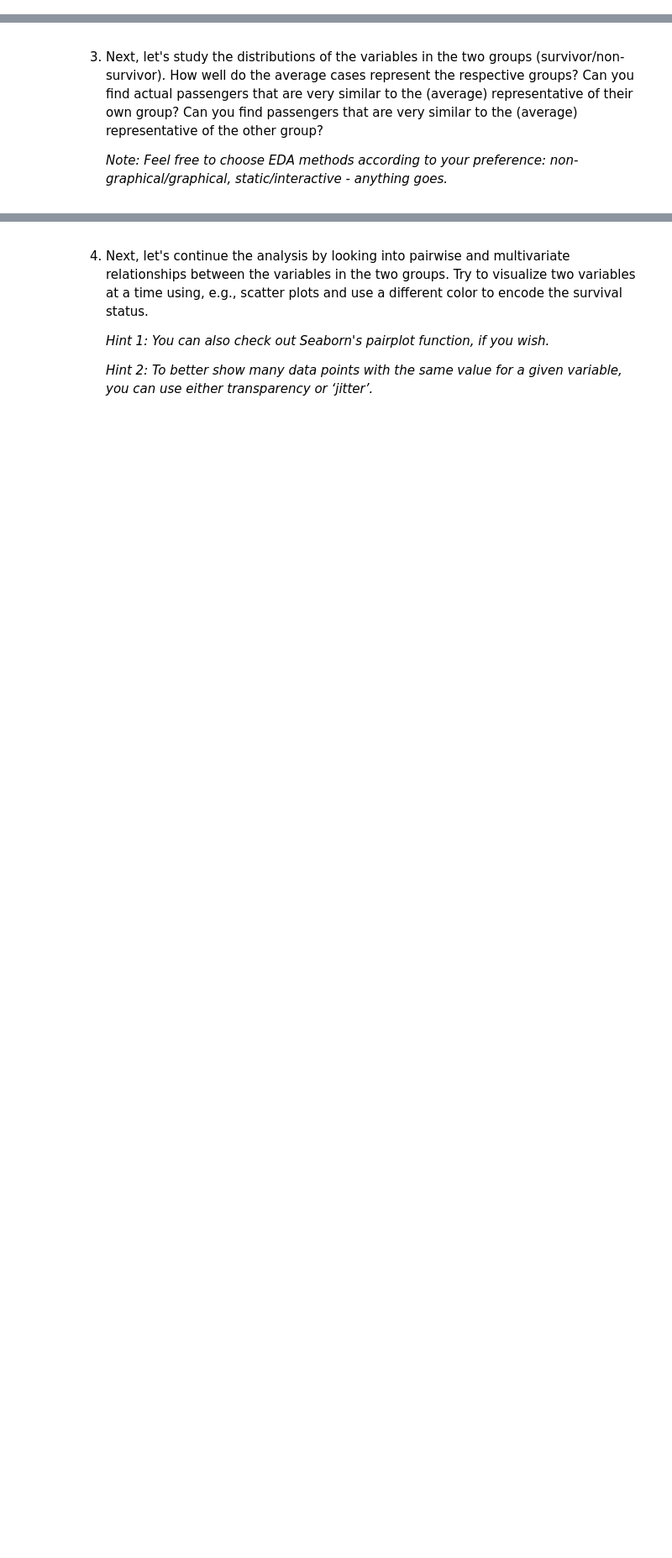
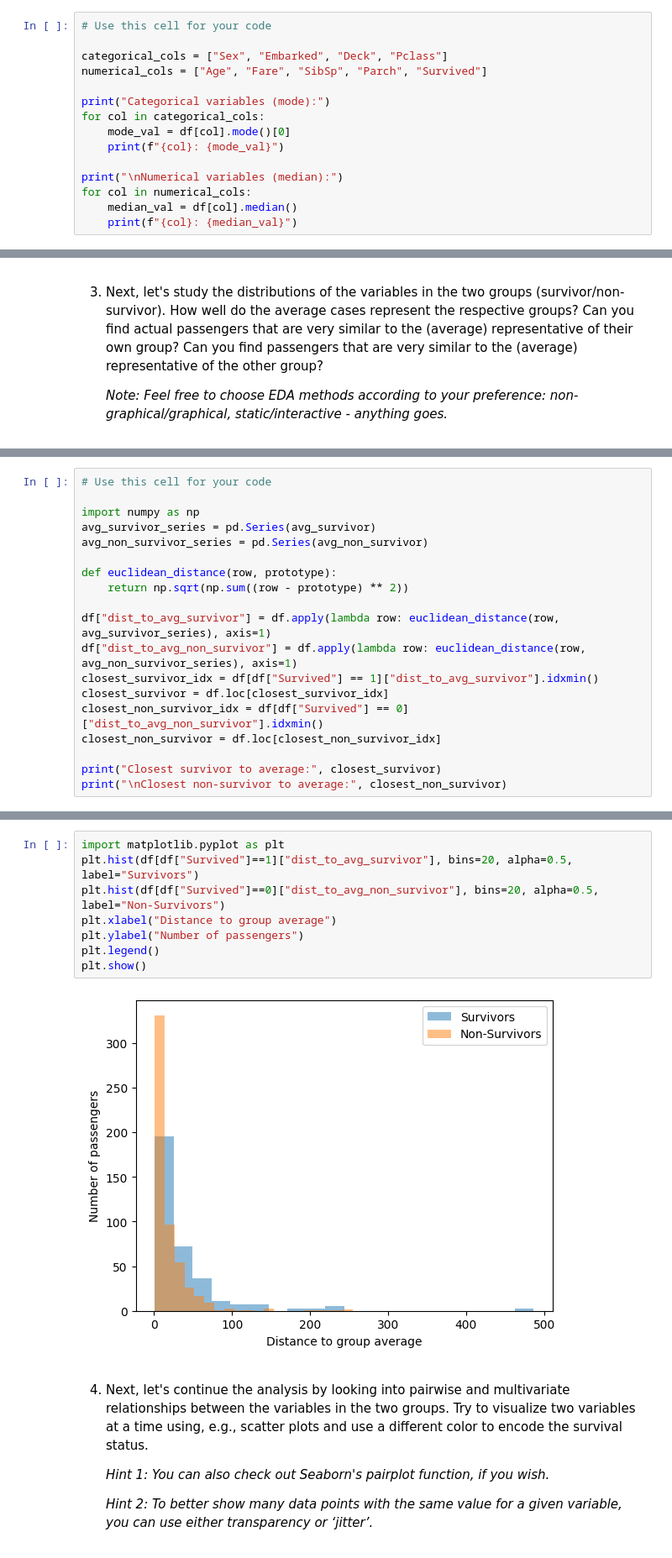
Before and after one commit to leeleisya/Exploratory_data_analysis_and_visualization, a Jupyter notebook: Explonatory_data_analysis_and_visualization.ipynb, the cells around one changed output, grey strips where cells are left out. Shown at 84% size. Cells and saved outputs as stored; diff of their text form; blank space fills up the shorter version.

```diff
--- a/Explonatory_data_analysis_and_visualization.ipynb
+++ b/Explonatory_data_analysis_and_visualization.ipynb
@@ -93,0 +190,15 @@ In this exercise, we’ll continue to study the Titanic dataset from the last ex
+# %%
+# Use this cell for your code
+
+categorical_cols = ["Sex", "Embarked", "Deck", "Pclass"]
+numerical_cols = ["Age", "Fare", "SibSp", "Parch", "Survived"]
+
+print("Categorical variables (mode):")
+for col in categorical_cols:
+    mode_val = df[col].mode()[0]
+    print(f"{col}: {mode_val}")
+
+print("\nNumerical variables (median):")
+for col in numerical_cols:
+    median_val = df[col].median()
+    print(f"{col}: {median_val}")
@@ -107,0 +252,19 @@ In this exercise, we’ll continue to study the Titanic dataset from the last ex
+# %%
+# Use this cell for your code
+
+import numpy as np
+avg_survivor_series = pd.Series(avg_survivor)
+avg_non_survivor_series = pd.Series(avg_non_survivor)
+
+def euclidean_distance(row, prototype):
+    return np.sqrt(np.sum((row - prototype) ** 2))
+
+df["dist_to_avg_survivor"] = df.apply(lambda row: euclidean_distance(row, avg_survivor_series), axis=1)
+df["dist_to_avg_non_survivor"] = df.apply(lambda row: euclidean_distance(row, avg_non_survivor_series), axis=1)
+closest_survivor_idx = df[df["Survived"] == 1]["dist_to_avg_survivor"].idxmin()
+closest_survivor = df.loc[closest_survivor_idx]
+closest_non_survivor_idx = df[df["Survived"] == 0]["dist_to_avg_non_survivor"].idxmin()
+closest_non_survivor = df.loc[closest_non_survivor_idx]
+
+print("Closest survivor to average:", closest_survivor)
+print("\nClosest non-survivor to average:", closest_non_survivor)
@@ -108,3 +314,13 @@ In this exercise, we’ll continue to study the Titanic dataset from the last ex
+# %%
+import matplotlib.pyplot as plt
+plt.hist(df[df["Survived"]==1]["dist_to_avg_survivor"], bins=20, alpha=0.5, label="Survivors")
+plt.hist(df[df["Survived"]==0]["dist_to_avg_non_survivor"], bins=20, alpha=0.5, label="Non-Survivors")
+plt.xlabel("Distance to group average")
+plt.ylabel("Number of passengers")
+plt.legend()
+plt.show()
+# %% [output]
+[figure, added]
 # %% [markdown]
 4. Next, let's continue the analysis by looking into pairwise and multivariate relationships between the variables in the two groups. Try to visualize two variables at a time using, e.g., scatter plots and use a different color to encode the survival status.
 
```
Also changed, not shown: parts of 38 cells of this notebook, 14 other files.
